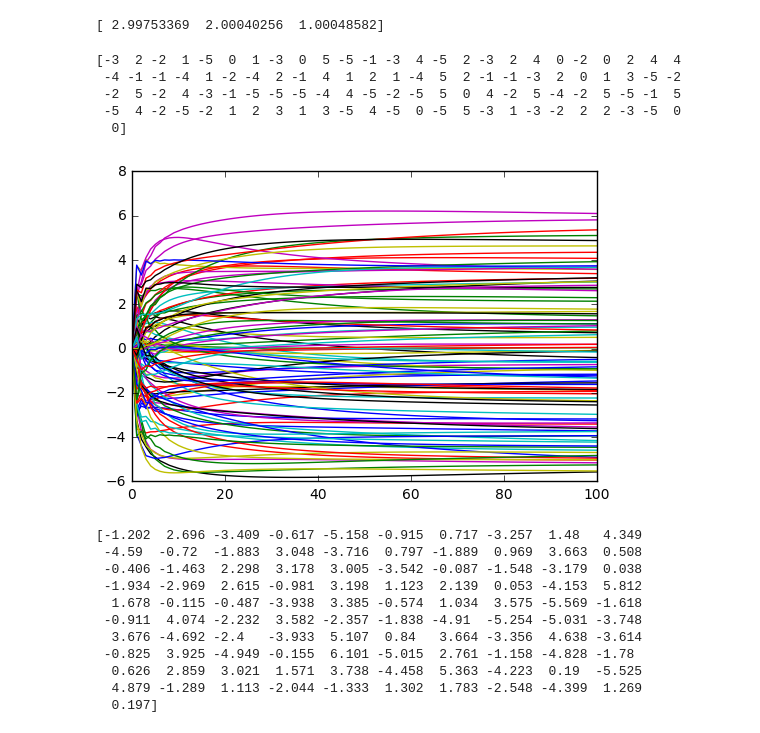
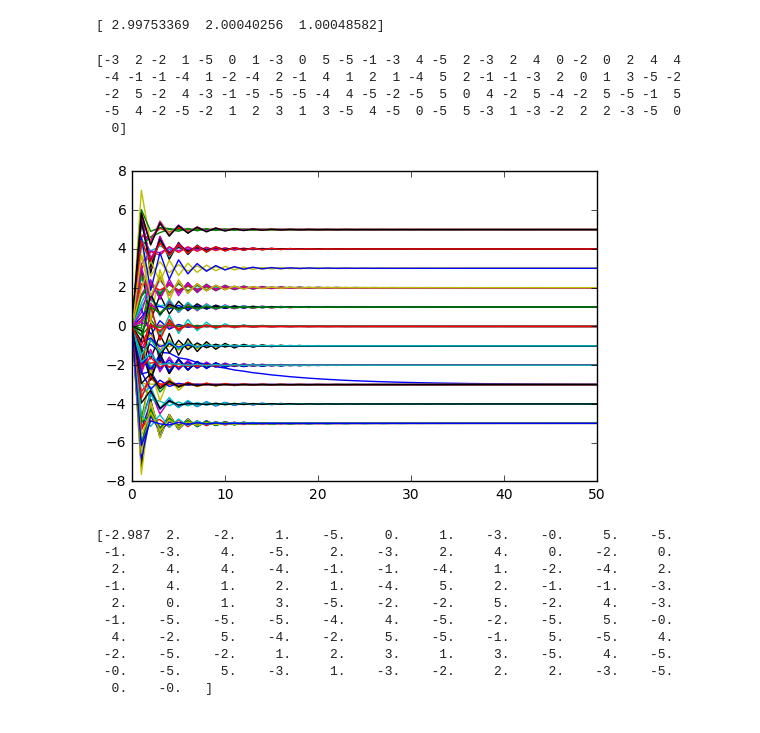
Before and after one commit to jarmop/learning, a Jupyter notebook: multiple_variables.ipynb, the cells around one changed output. Cells and saved outputs as stored; diff of their text form; code cells hidden in the pictures.

```diff
--- a/multiple_variables.ipynb
+++ b/multiple_variables.ipynb
@@ -193,43 +193,42 @@ def gradient_descent(machine, t, training_set, correct_values, alpha, iterations
     n = training_set.shape[1]
     values = []
     values.append(np.copy(machine.w))
     for i in range(0, iterations):
         d = (machine.h(training_set) - correct_values).dot(training_set)
         machine.w -= alpha * d / m
         values.append(np.copy(machine.w))
     plt.plot(values)
     plt.show()
 
 def trainer(t, m, alpha, iterations, seed, n):
     np.random.seed(seed)
     training_set = np.random.randint(-5, 6, (m,n))
     training_set = np.insert(training_set, 0, 1, axis=1)
     correct_values = get_correct_values(training_set)
     machine = Machine(n)
     gradient_descent(machine, t, training_set, correct_values, alpha, iterations)
     print(np.around(machine.w, decimals=3))
 
 #trainer(t, m = 100, alpha = 0.17, iterations = 40, seed = 876, n = 2)
 #trainer(t, m = 100, alpha = 0.17, iterations = 80, seed = 876, n = 3)
 #trainer(t, m = 100, alpha = 0.15, iterations = 40, seed = 876, n = 4)
 #trainer(t, m = 100, alpha = 0.15, iterations = 40, seed = 876, n = 5)
 #trainer(t, m = 100, alpha = 0.11, iterations = 40, seed = 876, n = 10)
-trainer(t, m = 100, alpha = 0.04, iterations = 100, seed = 876, n = 100)
+trainer(t, m = 1000, alpha = 0.11, iterations = 50, seed = 876, n = 100)
 # %% [output]
 [-3  2 -2  1 -5  0  1 -3  0  5 -5 -1 -3  4 -5  2 -3  2  4  0 -2  0  2  4  4
  -4 -1 -1 -4  1 -2 -4  2 -1  4  1  2  1 -4  5  2 -1 -1 -3  2  0  1  3 -5 -2
  -2  5 -2  4 -3 -1 -5 -5 -5 -4  4 -5 -2 -5  5  0  4 -2  5 -4 -2  5 -5 -1  5
  -5  4 -2 -5 -2  1  2  3  1  3 -5  4 -5  0 -5  5 -3  1 -3 -2  2  2 -3 -5  0
   0]
-[figure, old version]
+[figure, new version]
-[-1.202  2.696 -3.409 -0.617 -5.158 -0.915  0.717 -3.257  1.48   4.349
- -4.59  -0.72  -1.883  3.048 -3.716  0.797 -1.889  0.969  3.663  0.508
- -0.406 -1.463  2.298  3.178  3.005 -3.542 -0.087 -1.548 -3.179  0.038
- -1.934 -2.969  2.615 -0.981  3.198  1.123  2.139  0.053 -4.153  5.812
-  1.678 -0.115 -0.487 -3.938  3.385 -0.574  1.034  3.575 -5.569 -1.618
- -0.911  4.074 -2.232  3.582 -2.357 -1.838 -4.91  -5.254 -5.031 -3.748
-  3.676 -4.692 -2.4   -3.933  5.107  0.84   3.664 -3.356  4.638 -3.614
- -0.825  3.925 -4.949 -0.155  6.101 -5.015  2.761 -1.158 -4.828 -1.78
-  0.626  2.859  3.021  1.571  3.738 -4.458  5.363 -4.223  0.19  -5.525
-  4.879 -1.289  1.113 -2.044 -1.333  1.302  1.783 -2.548 -4.399  1.269
-  0.197]
+[-2.987  2.    -2.     1.    -5.     0.     1.    -3.    -0.     5.    -5.
+ -1.    -3.     4.    -5.     2.    -3.     2.     4.     0.    -2.     0.
+  2.     4.     4.    -4.    -1.    -1.    -4.     1.    -2.    -4.     2.
+ -1.     4.     1.     2.     1.    -4.     5.     2.    -1.    -1.    -3.
+  2.     0.     1.     3.    -5.    -2.    -2.     5.    -2.     4.    -3.
+ -1.    -5.    -5.    -5.    -4.     4.    -5.    -2.    -5.     5.    -0.
+  4.    -2.     5.    -4.    -2.     5.    -5.    -1.     5.    -5.     4.
+ -2.    -5.    -2.     1.     2.     3.     1.     3.    -5.     4.    -5.
+ -0.    -5.     5.    -3.     1.    -3.    -2.     2.     2.    -3.    -5.
+  0.    -0.   ]
```
